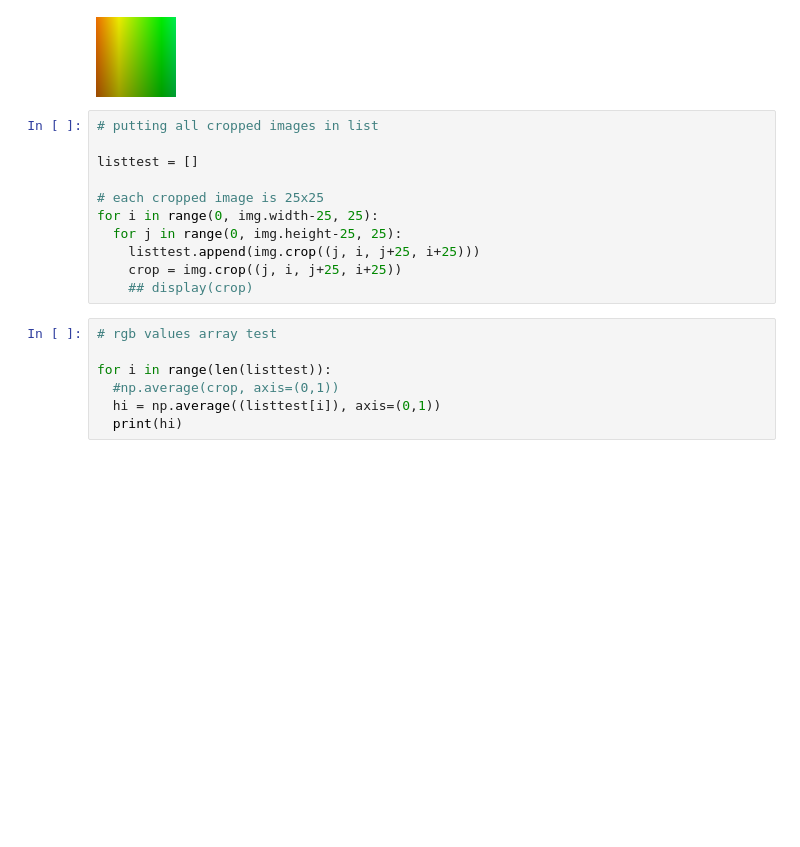
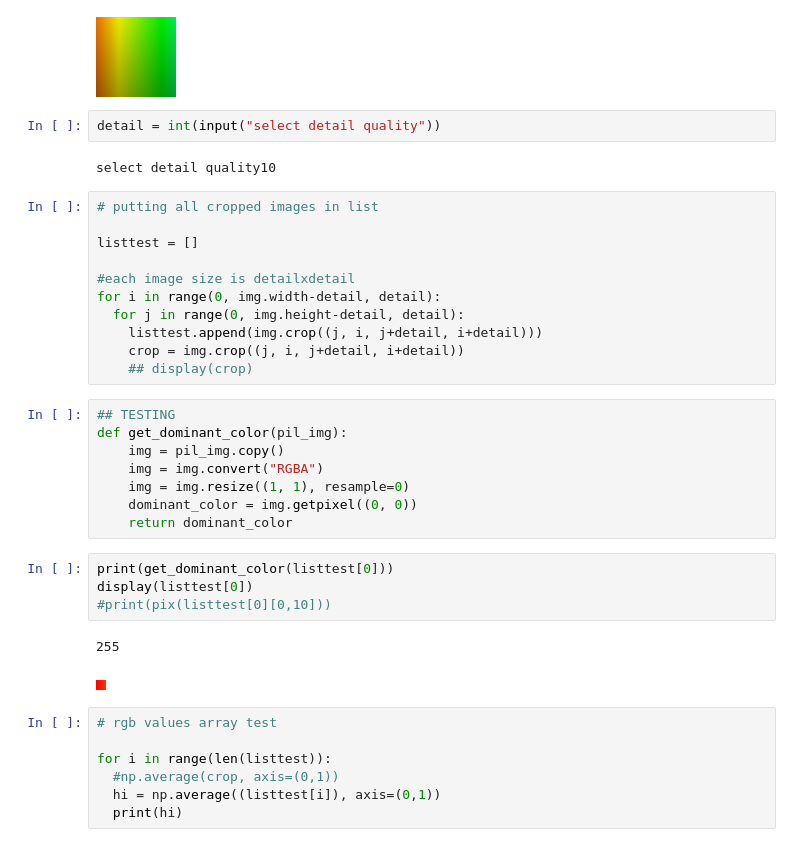
Before and after one commit to 3nya/Beautiful-Image-Generator, a Jupyter notebook: test.ipynb, the cells around one changed output. Saved outputs shown, nothing was run; the diff lists cells and outputs as text; blank space fills up the shorter version.

```diff
--- a/test.ipynb
+++ b/test.ipynb
@@ -39,17 +37,36 @@ crop_test
 display(crop_test)
 # %% [output]
 [figure]
+# %%
+detail = int(input("select detail quality"))
+# %% [output]
+select detail quality10
 # %%
 # putting all cropped images in list
 
 listtest = []
 
-# each cropped image is 25x25
-for i in range(0, img.width-25, 25):
-  for j in range(0, img.height-25, 25):
-    listtest.append(img.crop((j, i, j+25, i+25)))
-    crop = img.crop((j, i, j+25, i+25))
+#each image size is detailxdetail
+for i in range(0, img.width-detail, detail):
+  for j in range(0, img.height-detail, detail):
+    listtest.append(img.crop((j, i, j+detail, i+detail)))
+    crop = img.crop((j, i, j+detail, i+detail))
     ## display(crop)
+# %%
+## TESTING
+def get_dominant_color(pil_img):
+    img = pil_img.copy()
+    img = img.convert("RGBA")
+    img = img.resize((1, 1), resample=0)
+    dominant_color = img.getpixel((0, 0))
+    return dominant_color
+# %%
+print(get_dominant_color(listtest[0]))
+display(listtest[0])
+#print(pix(listtest[0][0,10]))
+# %% [output]
+255
+[figure, added]
 # %%
 # rgb values array test
 
```
Also changed, not shown: parts of 11 cells of this notebook.
